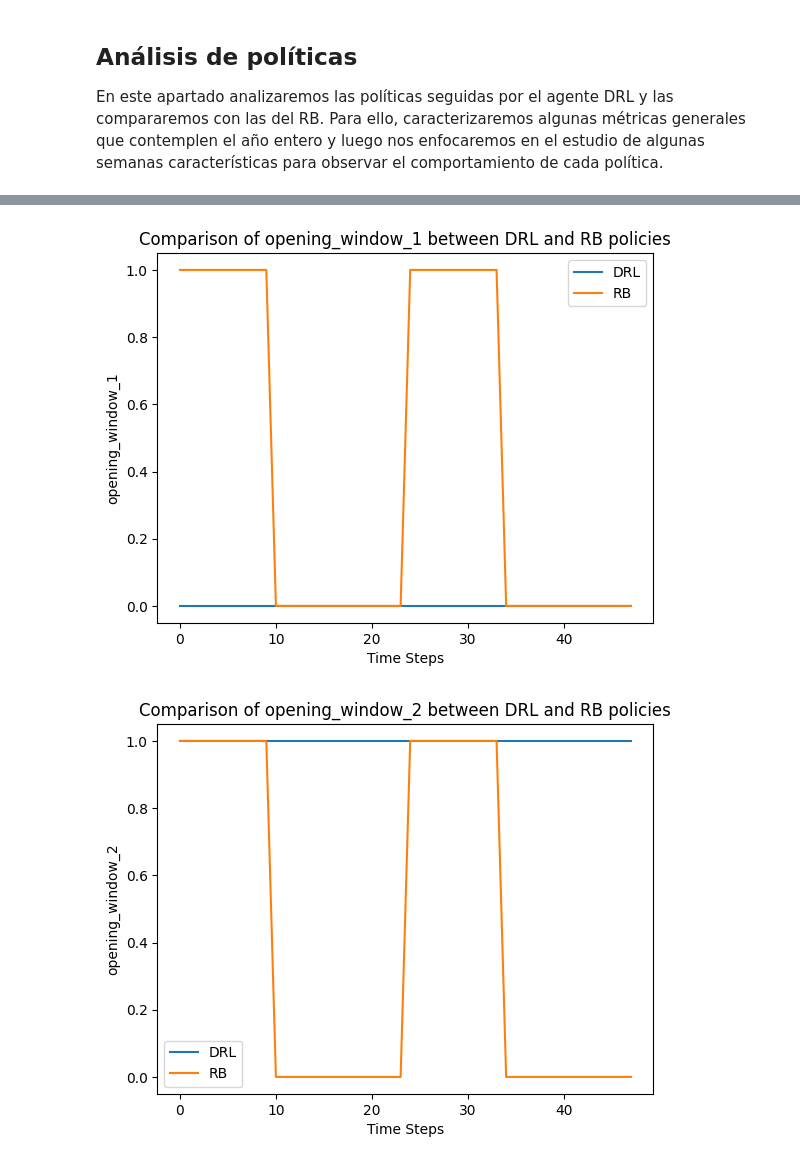
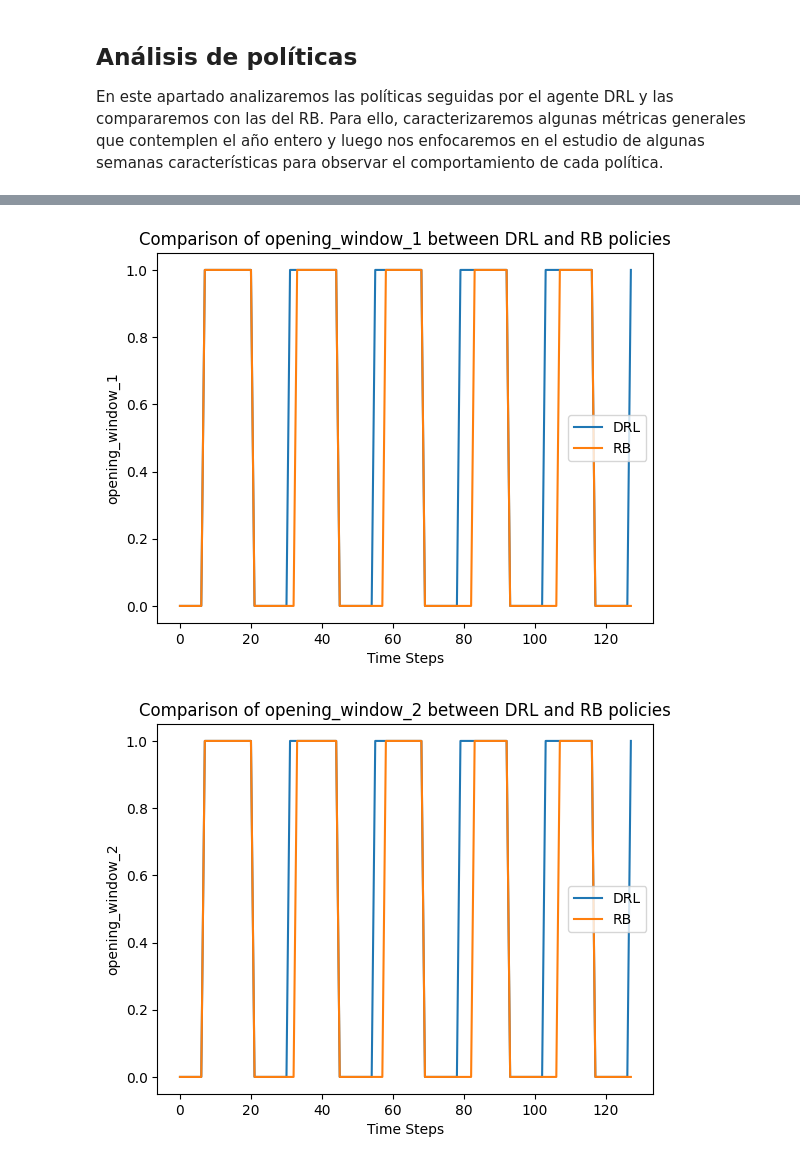
Before and after one commit to hermmanhender/eprllib, a Jupyter notebook: postprocess/results_evaluation.ipynb, the cells around one changed output, grey strips where cells are left out. Cells and saved outputs as stored; diff of their text form; code cells hidden in the pictures.

```diff
--- a/postprocess/results_evaluation.ipynb
+++ b/postprocess/results_evaluation.ipynb
@@ -11,8 +11,8 @@ First you need to import the files produced by `init_conventional.py` `init_eval
 import pandas as pd
 
 # Replace 'ppo_file_path' and 'rb_file_path' with the actual paths to your CSV files
-drl_file_path = "C:/Users/grhen/Downloads/VN_P1_0.5_DQN_72.csv"
-rb_file_path = "C:/Users/grhen/Documents/ray_results/conventional_test/VN_P1_0.5_RB.csv"
+drl_file_path = "C:/Users/grhen/Documents/Resultados_RLforEP/VN_P1_DQN/VN_P1_DQN.csv"
+rb_file_path = "C:/Users/grhen/Documents/Resultados_RLforEP/VN_P1_RB/VN_P1_RB.csv"
 
 # Read CSV files into pandas DataFrames
 drl_data = pd.read_csv(drl_file_path, header=None)
@@ -28,7 +28,7 @@ def clean_and_format(data: pd.DataFrame):
               'hora', 'simulation_day', 'volumen', 'window_area_relation_north',
               'window_area_relation_west', 'window_area_relation_south', 'window_area_relation_east',
               'construction_config', 'internal_mass', 'latitud', 'longitud', 'altitud', 'beta', 'E_max',
-              "rad", "reward", "terminated", "truncated", 'energy', 'comfort', 'ppd']
+              "rad", "reward", "terminated", "truncated", 'energy']
 
     data.columns = header
 
@@ -191,24 +187,24 @@ plt.show()
 # %%
 # Replace 'column_name' with the name of the column you want to plot
 column_name = 'opening_window_1'
 
 line_plot(
-    drl_data_cleaned=drl_data_cleaned.iloc[:48],
-    rb_data_cleaned=rb_data_cleaned.iloc[:48],
+    drl_data_cleaned=drl_data_cleaned.iloc[:128],
+    rb_data_cleaned=rb_data_cleaned.iloc[:128],
     column_name=column_name
     )
 
 # Replace 'column_name' with the name of the column you want to plot
 column_name = 'opening_window_2'
 
 line_plot(
-    drl_data_cleaned=drl_data_cleaned.iloc[:48],
-    rb_data_cleaned=rb_data_cleaned.iloc[:48],
+    drl_data_cleaned=drl_data_cleaned.iloc[:128],
+    rb_data_cleaned=rb_data_cleaned.iloc[:128],
     column_name=column_name
     )
 # %% [output]
-[figure, old version]
+[figure, new version]
-[figure, old version]
+[figure, new version]
 # %%
 # Replace 'column_name' with the name of the column you want to plot
 column_name = 'opening_window_1'
```
Also changed, not shown: parts of 8 cells of this notebook, 6 other files.
